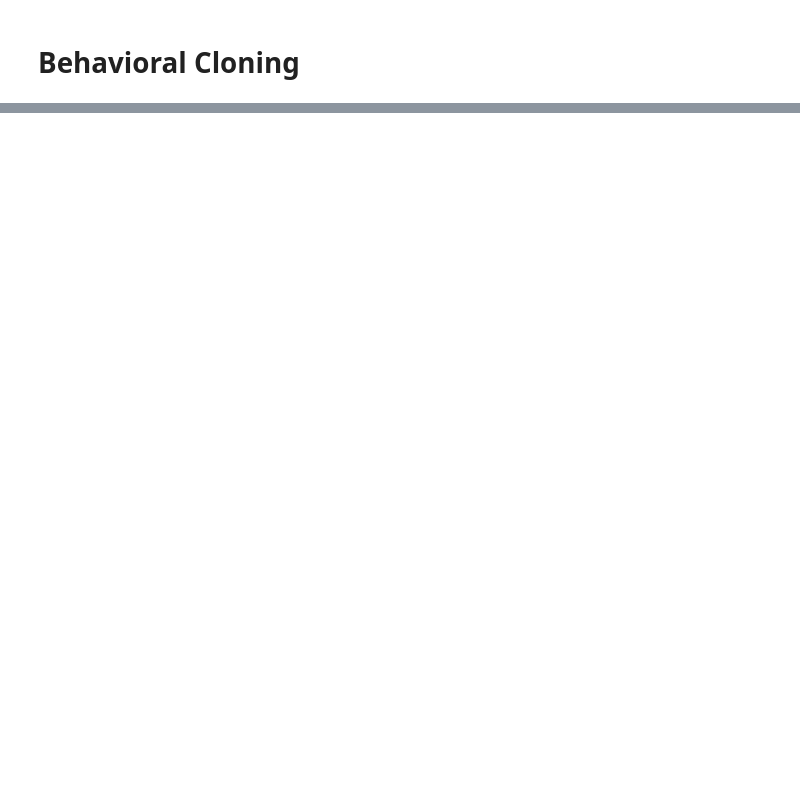
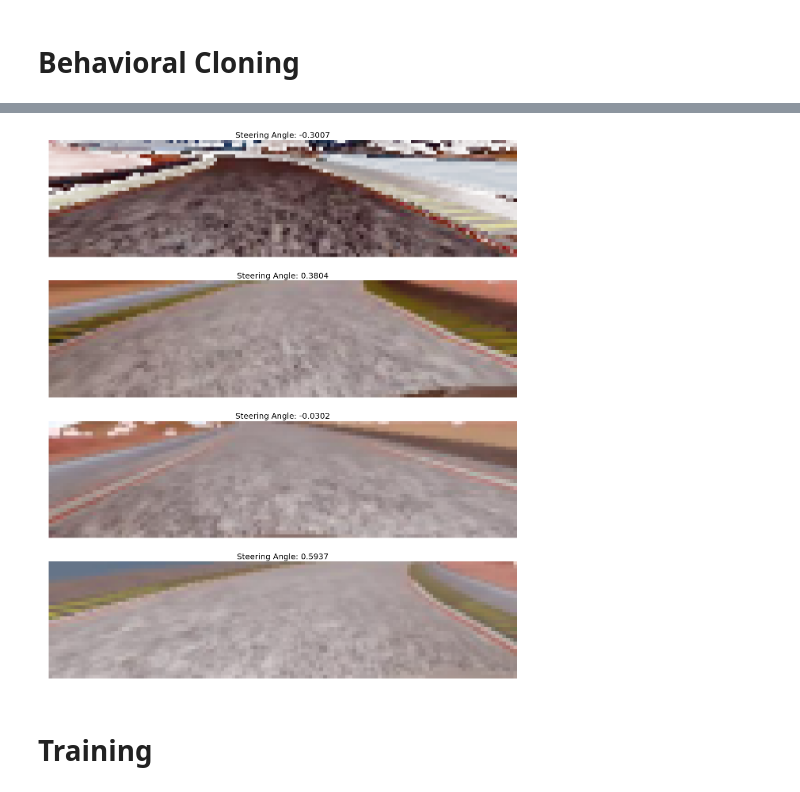
Before and after one commit to dzorlu/sdc, a Jupyter notebook: behavioral_cloning/Behavioral Cloning.ipynb, the cells around one changed output, grey strips where cells are left out. Saved outputs shown, nothing was run; the diff lists cells and outputs as text; code cells hidden in the pictures; blank space fills up the shorter version.

```diff
--- a/behavioral_cloning/Behavioral Cloning.ipynb
+++ b/behavioral_cloning/Behavioral Cloning.ipynb
@@ -66,0 +170,14 @@ driving_log.head()
+# %%
+nb_images = 4
+i = np.random.randint(1,128,nb_images)
+#plt.imshow(X[0][5])
+plt.figure(figsize=(75,25))
+for ix, _i in enumerate(i):
+    plt.subplot(nb_images,1,ix+1)
+    plt.imshow(X[0][_i,...])
+    plt.axis('off')
+    plt.title("Steering Angle: " + str(np.round(y[0][_i],4)),fontsize=20);
+# %% [output]
+[figure, added]
+# %% [markdown]
+# Training
```
Also changed, not shown: parts of 22 cells of this notebook, 1 other file.
